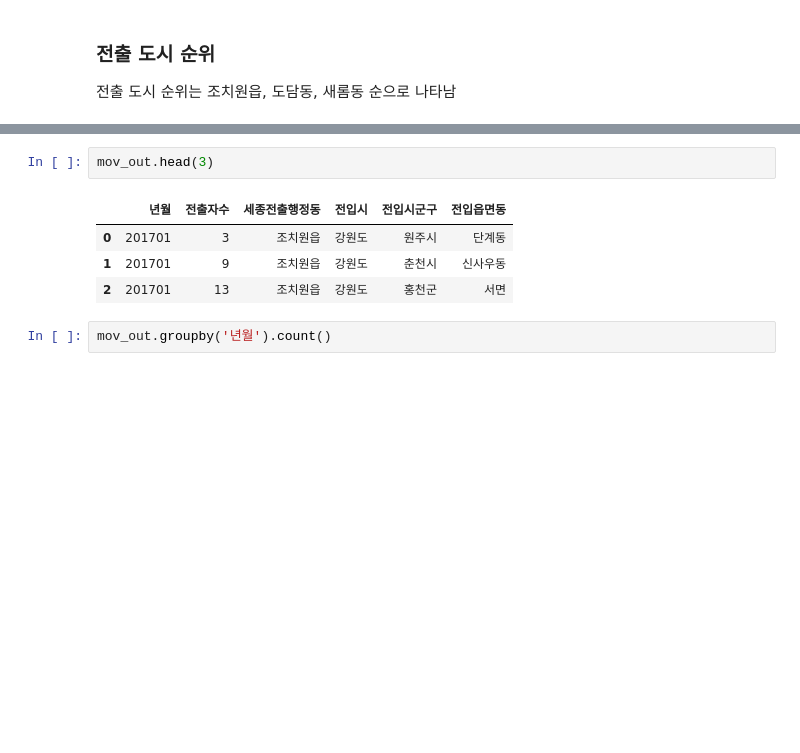
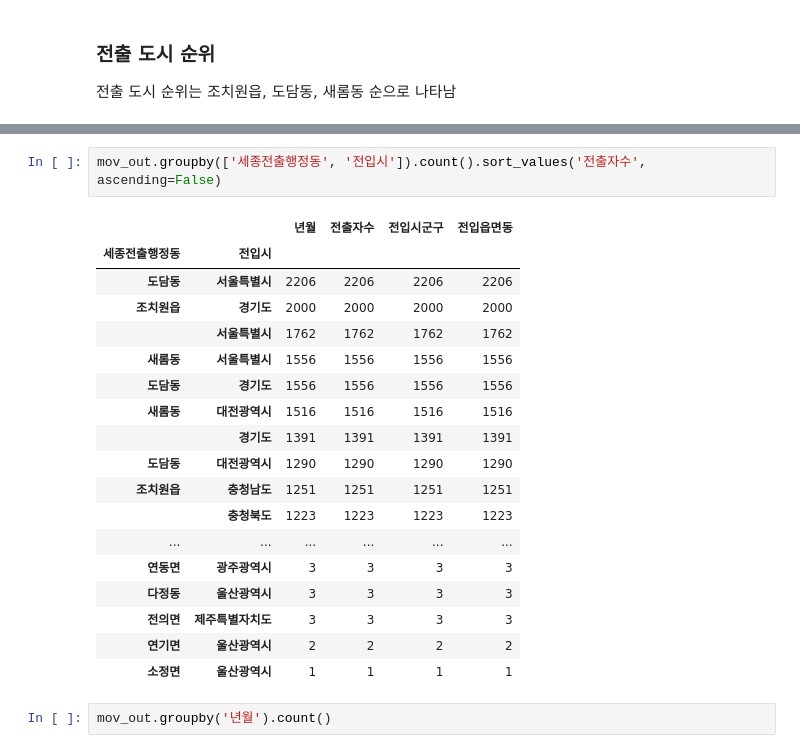
Before and after one commit to metterian/sejong-house-market-analyse, a Jupyter notebook: data_summary.ipynb, the cells around one changed output, grey strips where cells are left out. Cells and saved outputs as stored; diff of their text form; blank space fills up the shorter version.

```diff
--- a/data_summary.ipynb
+++ b/data_summary.ipynb
@@ -308,10 +311,24 @@ mov_out.groupby(['세종전출행정동']).count().sort_values('전출자수', a
-# %%
-mov_out.head(3)
-# %% [output]
-|  | 년월 | 전출자수 | 세종전출행정동 | 전입시 | 전입시군구 | 전입읍면동 |
-| 0 | 201701 | 3 | 조치원읍 | 강원도 | 원주시 | 단계동 |
-| 1 | 201701 | 9 | 조치원읍 | 강원도 | 춘천시 | 신사우동 |
-| 2 | 201701 | 13 | 조치원읍 | 강원도 | 홍천군 | 서면 |
+# %%
+mov_out.groupby(['세종전출행정동', '전입시']).count().sort_values('전출자수', ascending=False)
+# %% [output]
+|  |  | 년월 | 전출자수 | 전입시군구 | 전입읍면동 |
+| 세종전출행정동 | 전입시 |  |  |  |  |
+| 도담동 | 서울특별시 | 2206 | 2206 | 2206 | 2206 |
+| 조치원읍 | 경기도 | 2000 | 2000 | 2000 | 2000 |
+|  | 서울특별시 | 1762 | 1762 | 1762 | 1762 |
+| 새롬동 | 서울특별시 | 1556 | 1556 | 1556 | 1556 |
+| 도담동 | 경기도 | 1556 | 1556 | 1556 | 1556 |
+| 새롬동 | 대전광역시 | 1516 | 1516 | 1516 | 1516 |
+|  | 경기도 | 1391 | 1391 | 1391 | 1391 |
+| 도담동 | 대전광역시 | 1290 | 1290 | 1290 | 1290 |
+| 조치원읍 | 충청남도 | 1251 | 1251 | 1251 | 1251 |
+|  | 충청북도 | 1223 | 1223 | 1223 | 1223 |
+| ... | ... | ... | ... | ... | ... |
+| 연동면 | 광주광역시 | 3 | 3 | 3 | 3 |
+| 다정동 | 울산광역시 | 3 | 3 | 3 | 3 |
+| 전의면 | 제주특별자치도 | 3 | 3 | 3 | 3 |
+| 연기면 | 울산광역시 | 2 | 2 | 2 | 2 |
+| 소정면 | 울산광역시 | 1 | 1 | 1 | 1 |
 # %%
 mov_out.groupby('년월').count()
 # %% [output]
```
Also changed, not shown: parts of 4 cells of this notebook, 3 other files.
